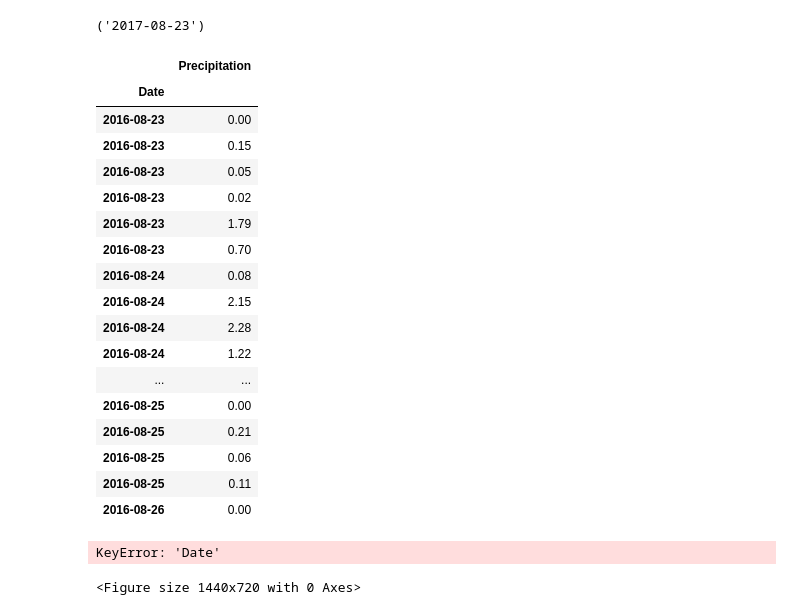
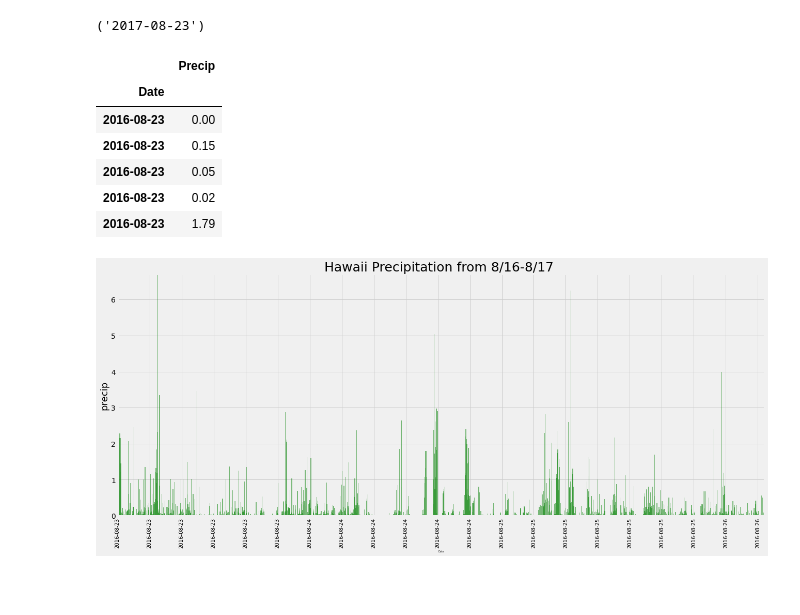
Before and after one commit to KenSaville/sqlalchemy-challenge, a Jupyter notebook: climate_starter.ipynb, the cells around one changed output. Cells and saved outputs as stored; diff of their text form; code cells hidden in the pictures; blank space fills up the shorter version.

```diff
--- a/climate_starter.ipynb
+++ b/climate_starter.ipynb
@@ -78,44 +78,60 @@ latest
 # %%
 # Perform a query to retrieve the data and precipitation scores
 
 precip_last_year = session.query(Measurement.date,Measurement.prcp).\
                     filter(func.strftime("%Y-%m-%d", Measurement.date) >= '2016-08-23').\
                     order_by(Measurement.date).all()
 precip_last_year
 
-precip_df = pd.DataFrame(precip_lat_year, columns=['Date', 'Precip'])
+precip_df = pd.DataFrame(precip_last_year, columns=['Date', 'Precip'])
 
+precip_df = precip_df.dropna()
 #precip_df.head()
-precip_df = precip.dropna(how = 'any')
-#precip_df.head()
-precip_df.set_index("Date", inplace = True)
-precip_df.head(20)
+#precip_df.set_index("Date", inplace = True)
+#precip_df.head(20)
+
+#precip_df['Date'] = pd.to_datetime(precip_df['Date'])
+precip_df = precip_df.set_index('Date')
+
+#precip_df['Precip'].count()
+precip_df.head()
 # %% [output]
-|  | Precipitation |
+|  | Precip |
 | Date |  |
 | 2016-08-23 | 0.00 |
 | 2016-08-23 | 0.15 |
 | 2016-08-23 | 0.05 |
 | 2016-08-23 | 0.02 |
 | 2016-08-23 | 1.79 |
-| 2016-08-23 | 0.70 |
-| 2016-08-24 | 0.08 |
-| 2016-08-24 | 2.15 |
-| 2016-08-24 | 2.28 |
-| 2016-08-24 | 1.22 |
-| ... | ... |
-| 2016-08-25 | 0.00 |
-| 2016-08-25 | 0.21 |
-| 2016-08-25 | 0.06 |
-| 2016-08-25 | 0.11 |
-| 2016-08-26 | 0.00 |
-# %%
-#plot precip_df
-
-plt.figure(figsize=(20,10));
-plt.bar
-# %% [output]
-KeyError: 'Date'
-<Figure size 1440x720 with 0 Axes>
+# %%
+df = precip_df
+labels = df.index
+
+# Set x axis and tick locations
+x_axis = np.arange(len(labels))
+tick_locations = [value+0.2 for value in x_axis]
+
+#set fig size, x-axis, y
+plt.figure(figsize=(20,8))
+width = 2
+
+#plot  data
+plt.bar(x_axis - width, df['Precip'],width = width, color='g', alpha=0.5, align="edge", label = 'precip(in)')
+#plt.xticks(tick_locations, df.index, rotation="vertical", fontsize=16)
+major_ticks = np.arange(0,2021,100)
+plt.xticks(major_ticks, df.index, rotation="vertical", fontsize = 10)
+
+# Set x and y limits
+plt.xlim(-0.25, len(x_axis))
+plt.ylim(0, max(df["Precip"]))
+
+# Set Title and labels
+plt.title("Hawaii Precipitation from 8/16-8/17 ", fontdict = {'fontsize' : 25})
+plt.xlabel("Date", fontdict = {'fontsize' : 5})
+plt.ylabel("precip",  fontdict = {'fontsize' : 18})
+
+plt.show()
+# %% [output]
+[figure, added]
 # %%
 # Use Pandas to calcualte the summary statistics for the precipitation data
```
Also changed, not shown: parts of 18 cells of this notebook, 1 other file.
